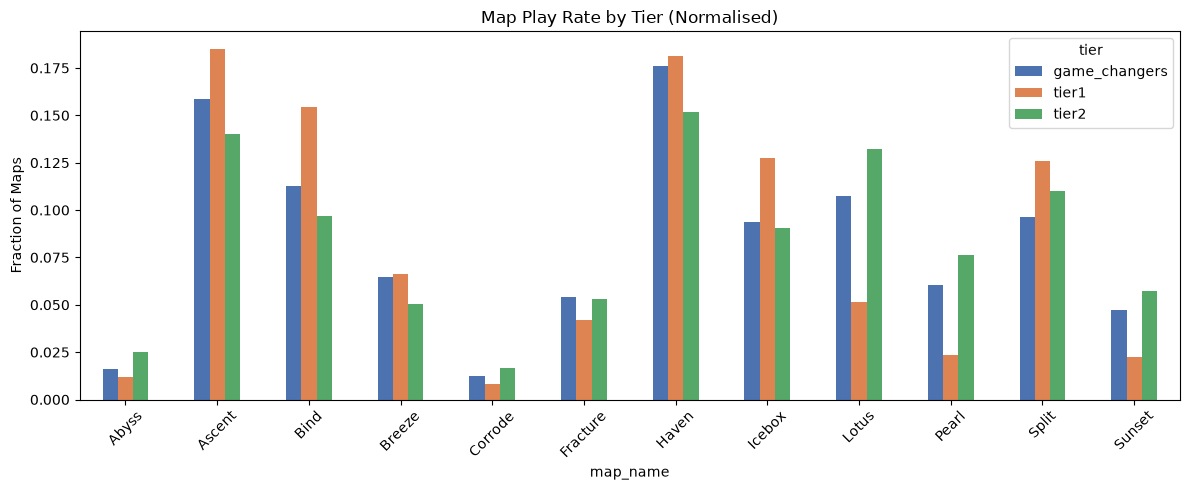
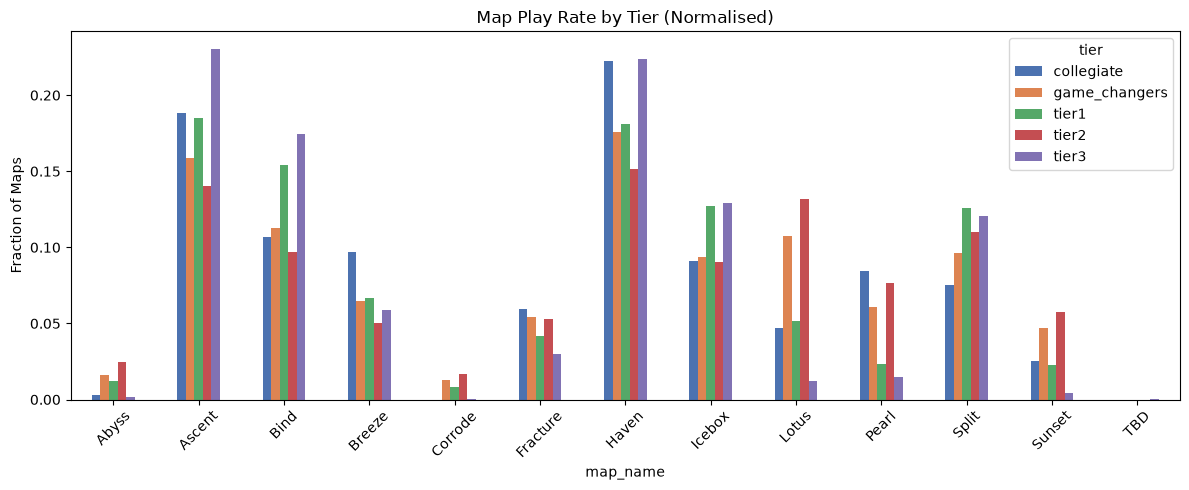
The notebook cell's code change between the first figure and the second:
--- before
+++ after
@@ -3,5 +3,5 @@
 map_freq_norm = map_freq.div(map_freq.sum(axis=1), axis=0)
 fig, ax = plt.subplots(figsize=(12,5))
-map_freq_norm.T.plot(kind='bar', ax=ax, color=['#4C72B0','#DD8452','#55A868'])
+map_freq_norm.T.plot(kind='bar', ax=ax, color=['#4C72B0','#DD8452','#55A868','#C44E52','#8172B3'])
 ax.set_title('Map Play Rate by Tier (Normalised)')
 ax.set_ylabel('Fraction of Maps')

Commit: add more tiers, offseason analysis